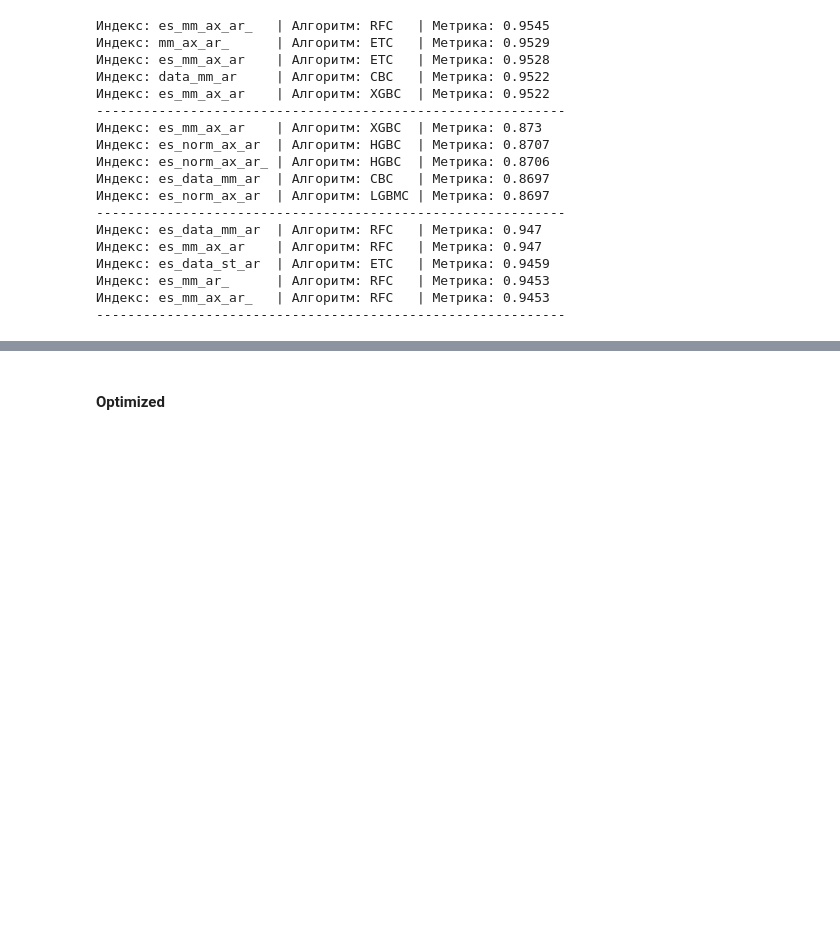
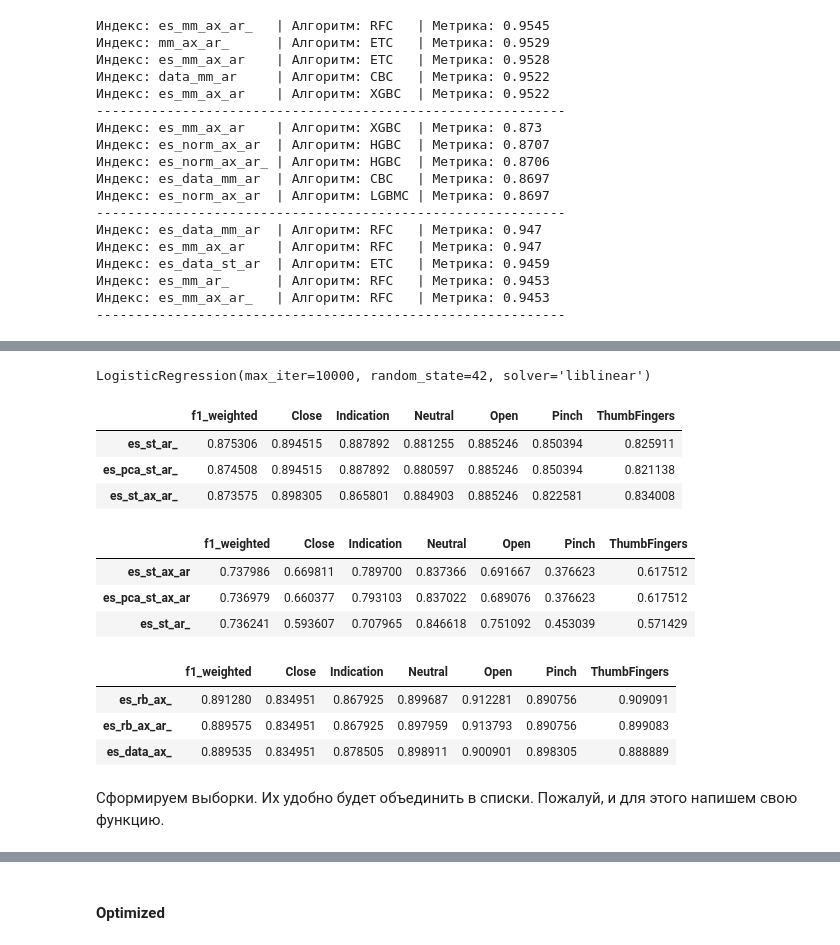
Before and after one commit to khav-i/Work-with-OMG-sensors-data, a Jupyter notebook: work_with_three_sets.ipynb, the cells around one changed output, grey strips where cells are left out. Cells and saved outputs as stored; diff of their text form; code cells hidden in the pictures; blank space fills up the shorter version.

```diff
--- a/work_with_three_sets.ipynb
+++ b/work_with_three_sets.ipynb
@@ -840,21 +851,24 @@ loaded_report_massive3 = np.load(
     'derivatives/new_data_reports/2024-03-04_11-11-02_report_massive.npy'
 )
 # %%
-prefixes = [
+# Соберем в список имена алгоритмов
+alg_names = [
     'LR', 'PAC', 'Pct', 'SGDC', 'LSVC', 'SVC', 'KNC', 'MLPC',
     'BC', 'ETC', 'RFC', 'HGBC', 'XGBC', 'LGBMC', 'CBC'
 ]
 
+# Объединим отчеты в список
 reports_list = [
     loaded_report_massive1,
     loaded_report_massive2,
     loaded_report_massive3
 ]
 
+# Пройдемся в цикле по отчетам и распечатаем топ-5 комбинаций для каждого из сетов
 for i in range(3):
     report_df = pd.DataFrame(
         data=[row.flatten() for row in reports_list[i][0, :, :]],
-        columns=prefixes,
+        columns=alg_names,
         index=list(dictionaries[0].keys())
     )
 
@@ -916,0 +997,36 @@ model.score(encoded_train, y_train)
+# %%
+def get_tops(alg_idx, n_top=3):
+    """Функция для вывода рейтинга лучших данных для заданного
+    индекса алгоритма в списке моделей по всем трем сетам
+
+    Args:
+        alg_idx (int): индекса алгоритма в списке моделей
+        n_top (int, optional): размер выводимого списка. Defaults to 3.
+    """
+    for i in range(3):
+        report = pd.DataFrame(
+            data=[row.flatten() for row in reports_list[i][:, :, alg_idx]],
+            columns=list(dictionaries[0].keys()),
+            index=['f1_weighted', *GESTURES]
+        ).transpose().sort_values('f1_weighted', ascending=False)
+        display(report[:n_top])
+
+
+print(models[0])
+get_tops(0, n_top=3)
+# %% [output]
+LogisticRegression(max_iter=10000, random_state=42, solver='liblinear')
+|  | f1_weighted | Close | Indication | Neutral | Open | Pinch | ThumbFingers |
+| es_st_ar_ | 0.875306 | 0.894515 | 0.887892 | 0.881255 | 0.885246 | 0.850394 | 0.825911 |
+| es_pca_st_ar_ | 0.874508 | 0.894515 | 0.887892 | 0.880597 | 0.885246 | 0.850394 | 0.821138 |
+| es_st_ax_ar_ | 0.873575 | 0.898305 | 0.865801 | 0.884903 | 0.885246 | 0.822581 | 0.834008 |
+|  | f1_weighted | Close | Indication | Neutral | Open | Pinch | ThumbFingers |
+| es_st_ax_ar | 0.737986 | 0.669811 | 0.789700 | 0.837366 | 0.691667 | 0.376623 | 0.617512 |
+| es_pca_st_ax_ar | 0.736979 | 0.660377 | 0.793103 | 0.837022 | 0.689076 | 0.376623 | 0.617512 |
+| es_st_ar_ | 0.736241 | 0.593607 | 0.707965 | 0.846618 | 0.751092 | 0.453039 | 0.571429 |
+|  | f1_weighted | Close | Indication | Neutral | Open | Pinch | ThumbFingers |
+| es_rb_ax_ | 0.891280 | 0.834951 | 0.867925 | 0.899687 | 0.912281 | 0.890756 | 0.909091 |
+| es_rb_ax_ar_ | 0.889575 | 0.834951 | 0.867925 | 0.897959 | 0.913793 | 0.890756 | 0.899083 |
+| es_data_ax_ | 0.889535 | 0.834951 | 0.878505 | 0.898911 | 0.900901 | 0.898305 | 0.888889 |
+# %% [markdown]
+Сформируем выборки. Их удобно будет объединить в списки. Пожалуй, и для этого напишем свою функцию.
```
Also changed, not shown: parts of 110 cells of this notebook.
